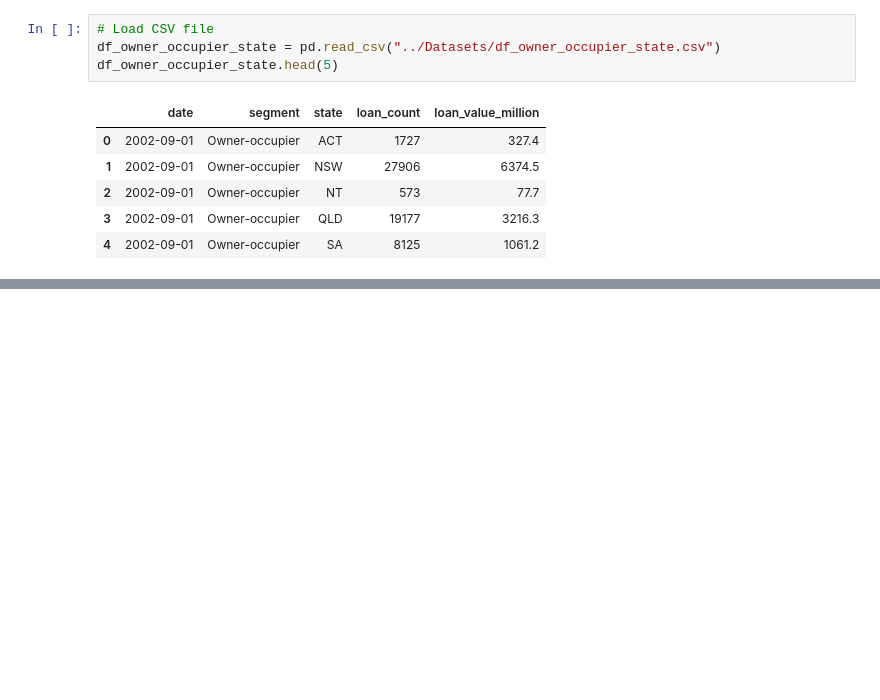
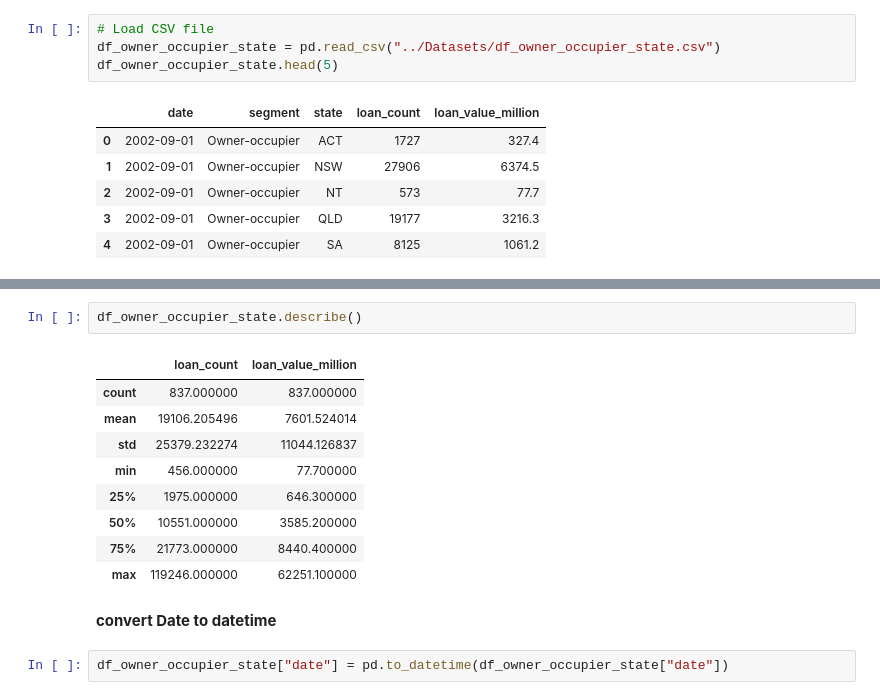
Before and after one commit to MahebobeFayyaz/Australian-Mortgage-Approval-Intelligence-System, a Jupyter notebook: Notebooks/Data_Cleaning_&_EDA.ipynb, the cells around one changed output, grey strips where cells are left out. Cells and saved outputs as stored; diff of their text form; blank space fills up the shorter version.

```diff
--- a/Notebooks/Data_Cleaning_&_EDA.ipynb
+++ b/Notebooks/Data_Cleaning_&_EDA.ipynb
@@ -837,0 +853,16 @@ df_owner_occupier_state.head(5)
+# %%
+df_owner_occupier_state.describe()
+# %% [output]
+|  | loan_count | loan_value_million |
+| count | 837.000000 | 837.000000 |
+| mean | 19106.205496 | 7601.524014 |
+| std | 25379.232274 | 11044.126837 |
+| min | 456.000000 | 77.700000 |
+| 25% | 1975.000000 | 646.300000 |
+| 50% | 10551.000000 | 3585.200000 |
+| 75% | 21773.000000 | 8440.400000 |
+| max | 119246.000000 | 62251.100000 |
+# %% [markdown]
+**convert Date to datetime**
+# %%
+df_owner_occupier_state["date"] = pd.to_datetime(df_owner_occupier_state["date"])
```
Also changed, not shown: parts of 17 cells of this notebook.
